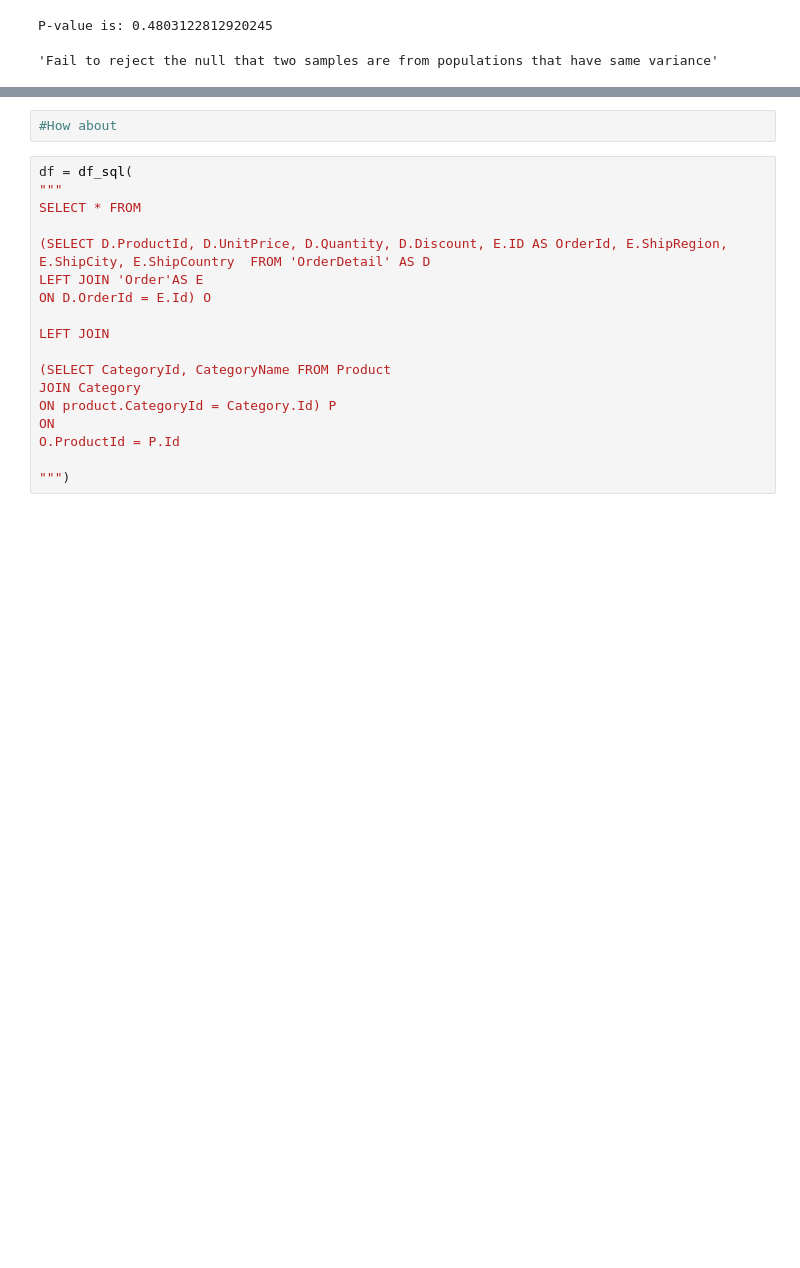
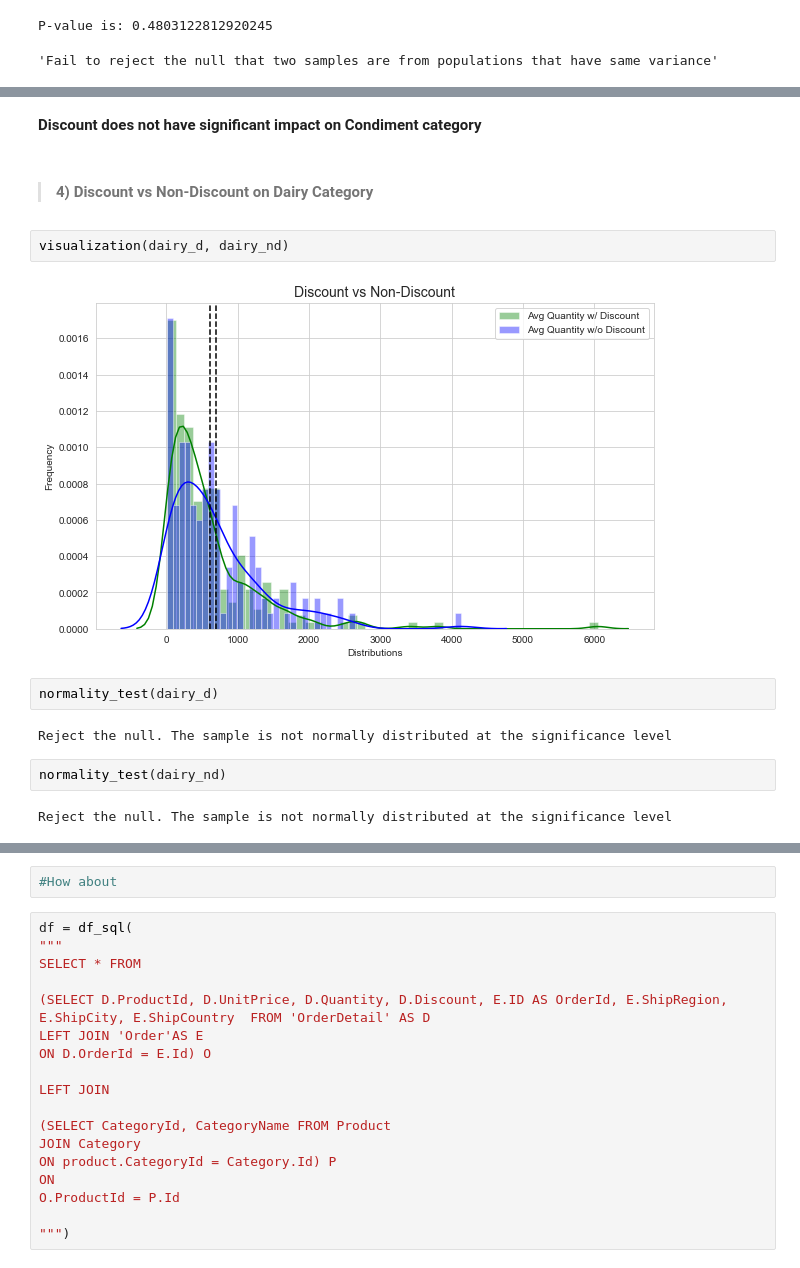
Before and after one commit to bonniema/HypothesisTesting-NorthwindEcommerce, a Jupyter notebook: Mod3 Project_1121_bm.ipynb, the cells around one changed output, grey strips where cells are left out. Cells and saved outputs as stored; diff of their text form; blank space fills up the shorter version.

```diff
--- a/Mod3 Project_1121_bm.ipynb
+++ b/Mod3 Project_1121_bm.ipynb
@@ -930,0 +1041,16 @@ normality_test(beverage_d, 0.05)
+# %% [markdown]
+**Discount does not have significant impact on Condiment category**
+# %% [markdown]
+>#### 4) Discount vs Non-Discount on Dairy Category
+# %%
+visualization(dairy_d, dairy_nd)
+# %% [output]
+[figure, added]
+# %%
+normality_test(dairy_d)
+# %% [output]
+Reject the null. The sample is not normally distributed at the significance level
+# %%
+normality_test(dairy_nd)
+# %% [output]
+Reject the null. The sample is not normally distributed at the significance level
```
Also changed, not shown: parts of 142 cells of this notebook.
